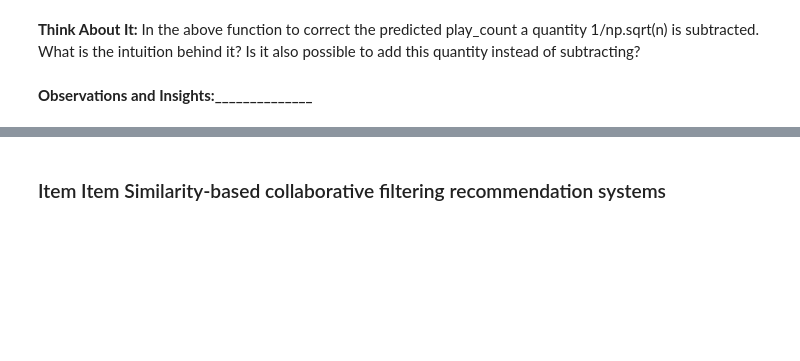
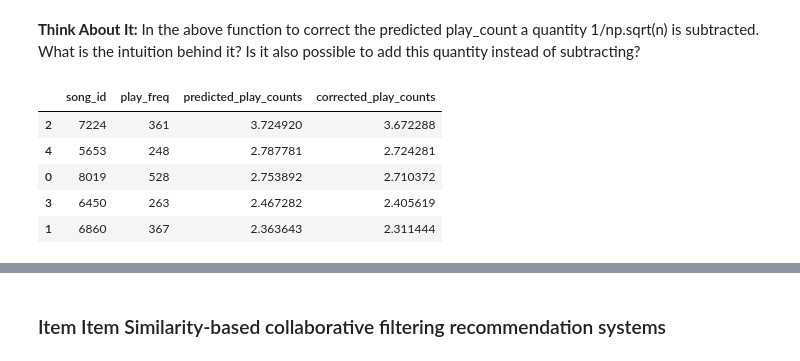
Before and after one commit to eyvonec/MIT_Professional_Education_Project, a Jupyter notebook: New_Music_Recommendation_System_Full_Code.ipynb, the cells around one changed output, grey strips where cells are left out. Drawn from its saved outputs; the diff is of its cells as text; code cells hidden in the pictures; blank space fills up the shorter version.

```diff
--- a/New_Music_Recommendation_System_Full_Code.ipynb
+++ b/New_Music_Recommendation_System_Full_Code.ipynb
@@ -1166,0 +1206,18 @@ Overall, the results indicate an improvement in model performance in terms of RM
+# %%
+# Train the best model found in above gridsearch
+
+# KNN algorithm is used to find desired similar items
+ # Use random_state = 1
+sim_user_user_model_opt2 = KNNBasic(sim_options=gs_user_user2.best_params['rmse']['sim_options'],
+                                   k=gs_user_user2.best_params['rmse']['k'],
+                                   min_k = gs_user_user2.best_params['rmse']['min_k'],
+                                   verbose=False,
+                                   random_state=1)
+
+# Train the algorithm on the trainset, and predict play_count for the testset
+sim_user_user_model_opt2.fit(trainset)
+
+# Let us compute precision@k, recall@k, and f_1 score with k = 30
+ # Use sim_user_user model
+print('After Optimization:')
+precision_recall_at_k(sim_user_user_model_opt2)
@@ -1186,24 +1380,31 @@ Below we will be implementing a function where the input parameters are:
 def get_recommendations(data, user_id, top_n, algo):
 
     # Creating an empty list to store the recommended song ids
-
+    recommendations = []
 
     # Creating an user item interactions matrix
-
+    user_item_interactions_matrix = data.pivot(index = 'user_id', columns = 'song_id', values = 'play_count')
 
     # Extracting those song ids which the user_id has not played yet
+    non_interacted_songs = user_item_interactions_matrix.loc[user_id][user_item_interactions_matrix.loc[user_id].isnull()].index.tolist()
 
     # Looping through each of the song ids which user_id has not interacted yet
-
+    for item_id in non_interacted_songs:
 
         # Predicting the users for those non played song ids by this user
-
+        est = algo.predict(user_id, item_id).est
 
         # Appending the predicted play_counts
+        recommendations.append((item_id, est))
 
     # Sorting the predicted play_counts in descending order
+    recommendations.sort(key = lambda x: x[1], reverse = True)
 
-
-    return # Returing top n highest predicted play_count songs for this user
+    # Returing top n highest predicted play_count songs for this user
+    return recommendations[:top_n]
 # %%
+# Call the sample_user_id
+print('The user_id chosen: {}'.format(sample_user_id))
+
 # Make top 5 recommendations for any user_id with a similarity-based recommendation engine
+recommendations_user_user = get_recommendations(df_final, sample_user_id, 5, sim_user_user_model_opt2)
@@ -1216,17 +1440,27 @@ def get_recommendations(data, user_id, top_n, algo):
 # %%
 def ranking_songs(recommendations, playing_count):
   # Sort the songs based on play counts
+  ranked_songs = playing_count.loc[[items[0] for items in recommendations]].sort_values('play_freq', ascending=False)[['play_freq']].reset_index()
 
   # Merge with the recommended songs to get predicted play_counts
+  ranked_songs = ranked_songs.merge(pd.DataFrame(recommendations, columns=['song_id', 'predicted_play_counts']), on='song_id', how='inner')
 
   # Rank the songs based on corrected play_counts
+  ranked_songs['corrected_play_counts'] = ranked_songs['predicted_play_counts'] - 1 / np.sqrt(ranked_songs['play_freq'])
 
   # Sort the songs based on corrected play_counts
+  ranked_songs = ranked_songs.sort_values('corrected_play_counts', ascending=False)
 
-  return
+  return ranked_songs
 # %% [markdown]
 **Think About It:** In the above function to correct the predicted play_count a quantity 1/np.sqrt(n) is subtracted. What is the intuition behind it? Is it also possible to add this quantity instead of subtracting?
 # %%
 # Applying the ranking_songs function on the final_play data
+ranking_songs(recommendations_user_user, final_play)
+# %% [output]
+|  | song_id | play_freq | predicted_play_counts | corrected_play_counts |
+| 2 | 7224 | 361 | 3.724920 | 3.672288 |
+| 4 | 5653 | 248 | 2.787781 | 2.724281 |
+| 0 | 8019 | 528 | 2.753892 | 2.710372 |
+| 3 | 6450 | 263 | 2.467282 | 2.405619 |
+| 1 | 6860 | 367 | 2.363643 | 2.311444 |
-# %% [markdown]
-**Observations and Insights:______________**
```
Also changed, not shown: parts of 34 cells of this notebook.
